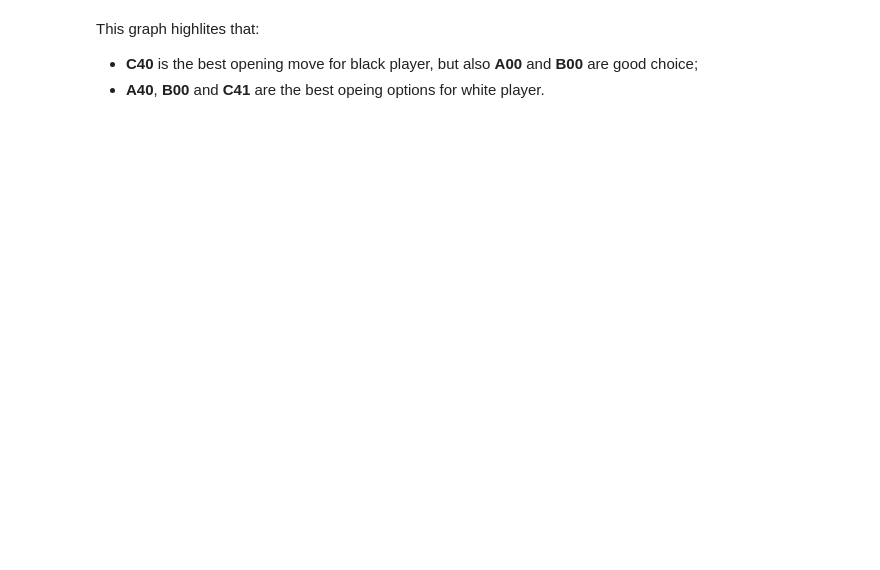
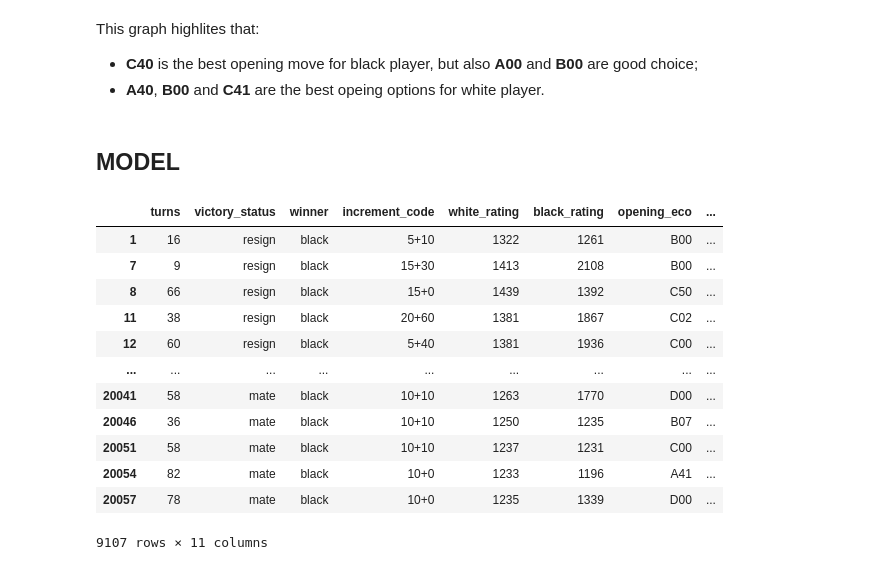
Before and after one commit to andreamurari/chess_project, a Jupyter notebook: chess_project.ipynb, the cells around one changed output. Saved outputs shown, nothing was run; the diff lists cells and outputs as text; code cells hidden in the pictures; blank space fills up the shorter version.

```diff
--- a/chess_project.ipynb
+++ b/chess_project.ipynb
@@ -386,3 +386,5 @@ This graph highlites that:
 
 *   **C40** is the best opening move for black player, but also **A00** and **B00** are good choice;
 *   **A40**, **B00** and **C41** are the best opeing options for white player.
+# %% [markdown]
+## MODEL
@@ -388,0 +397,16 @@ This graph highlites that:
+# %%
+black_win_df
+# %% [output]
+|  | turns | victory_status | winner | increment_code | white_rating | black_rating | opening_eco | ... |
+| 1 | 16 | resign | black | 5+10 | 1322 | 1261 | B00 | ... |
+| 7 | 9 | resign | black | 15+30 | 1413 | 2108 | B00 | ... |
+| 8 | 66 | resign | black | 15+0 | 1439 | 1392 | C50 | ... |
+| 11 | 38 | resign | black | 20+60 | 1381 | 1867 | C02 | ... |
+| 12 | 60 | resign | black | 5+40 | 1381 | 1936 | C00 | ... |
+| ... | ... | ... | ... | ... | ... | ... | ... | ... |
+| 20041 | 58 | mate | black | 10+10 | 1263 | 1770 | D00 | ... |
+| 20046 | 36 | mate | black | 10+10 | 1250 | 1235 | B07 | ... |
+| 20051 | 58 | mate | black | 10+10 | 1237 | 1231 | C00 | ... |
+| 20054 | 82 | mate | black | 10+0 | 1233 | 1196 | A41 | ... |
+| 20057 | 78 | mate | black | 10+0 | 1235 | 1339 | D00 | ... |
+9107 rows × 11 columns
```
Also changed, not shown: parts of 32 cells of this notebook.
